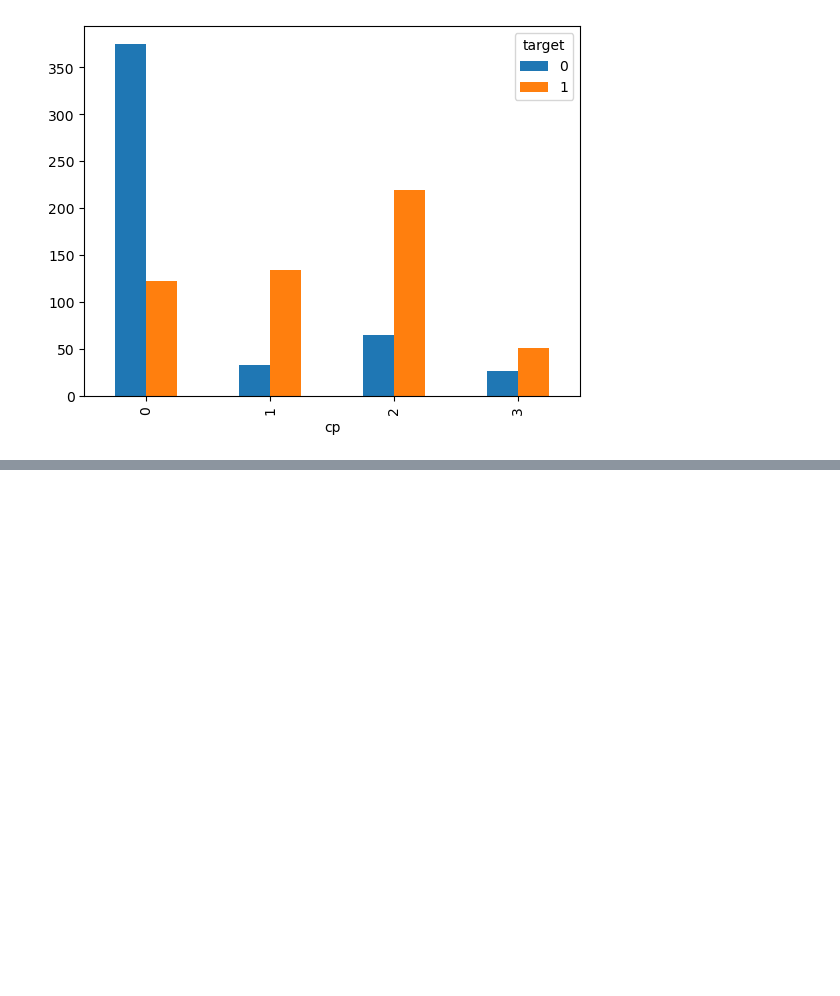
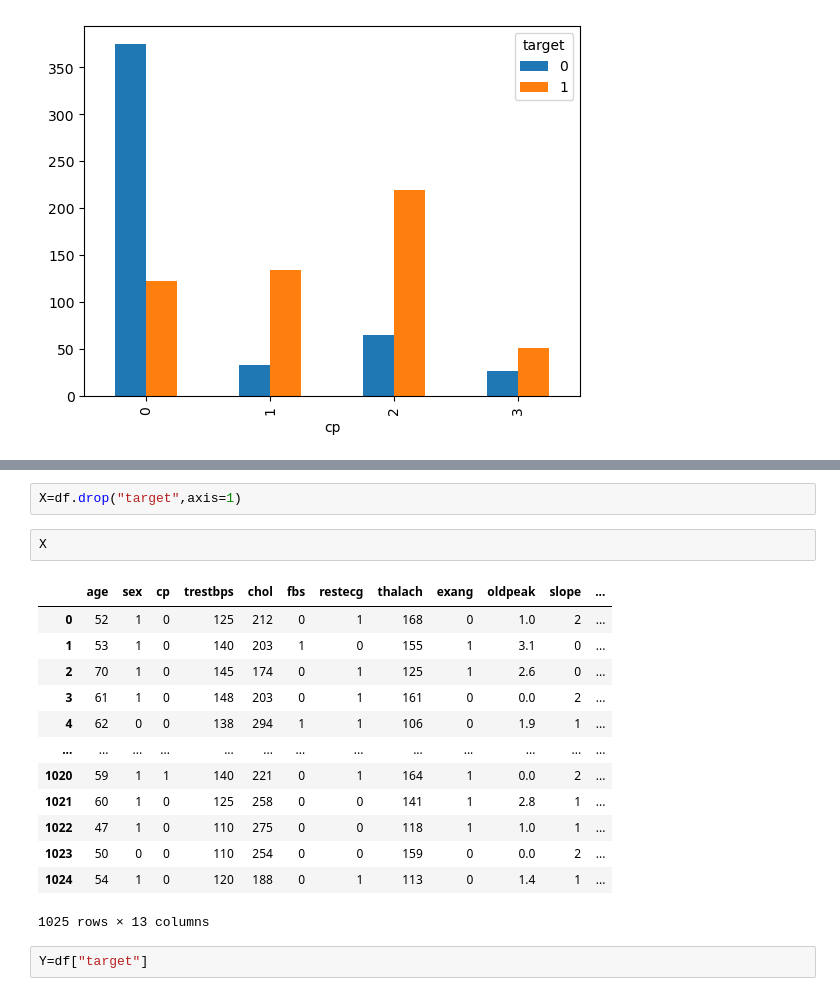
Before and after one commit to Aradhyapatro/Heart-disease-prediction-machineLearning-model, a Jupyter notebook: End-to-End-heart-disease-classification.ipynb, the cells around one changed output, grey strips where cells are left out. Drawn from its saved outputs; the diff is of its cells as text; blank space fills up the shorter version.

```diff
--- a/End-to-End-heart-disease-classification.ipynb
+++ b/End-to-End-heart-disease-classification.ipynb
@@ -230,0 +242,20 @@ ax=sns.heatmap(corr_matrix,linewidth=0.5,fmt=".3f",cmap="BuGn")
+# %%
+X=df.drop("target",axis=1)
+# %%
+X
+# %% [output]
+|  | age | sex | cp | trestbps | chol | fbs | restecg | thalach | exang | oldpeak | slope | ... |
+| 0 | 52 | 1 | 0 | 125 | 212 | 0 | 1 | 168 | 0 | 1.0 | 2 | ... |
+| 1 | 53 | 1 | 0 | 140 | 203 | 1 | 0 | 155 | 1 | 3.1 | 0 | ... |
+| 2 | 70 | 1 | 0 | 145 | 174 | 0 | 1 | 125 | 1 | 2.6 | 0 | ... |
+| 3 | 61 | 1 | 0 | 148 | 203 | 0 | 1 | 161 | 0 | 0.0 | 2 | ... |
+| 4 | 62 | 0 | 0 | 138 | 294 | 1 | 1 | 106 | 0 | 1.9 | 1 | ... |
+| ... | ... | ... | ... | ... | ... | ... | ... | ... | ... | ... | ... | ... |
+| 1020 | 59 | 1 | 1 | 140 | 221 | 0 | 1 | 164 | 1 | 0.0 | 2 | ... |
+| 1021 | 60 | 1 | 0 | 125 | 258 | 0 | 0 | 141 | 1 | 2.8 | 1 | ... |
+| 1022 | 47 | 1 | 0 | 110 | 275 | 0 | 0 | 118 | 1 | 1.0 | 1 | ... |
+| 1023 | 50 | 0 | 0 | 110 | 254 | 0 | 0 | 159 | 0 | 0.0 | 2 | ... |
+| 1024 | 54 | 1 | 0 | 120 | 188 | 0 | 1 | 113 | 0 | 1.4 | 1 | ... |
+1025 rows × 13 columns
+# %%
+Y=df["target"]
```
Also changed, not shown: parts of 29 cells of this notebook.
